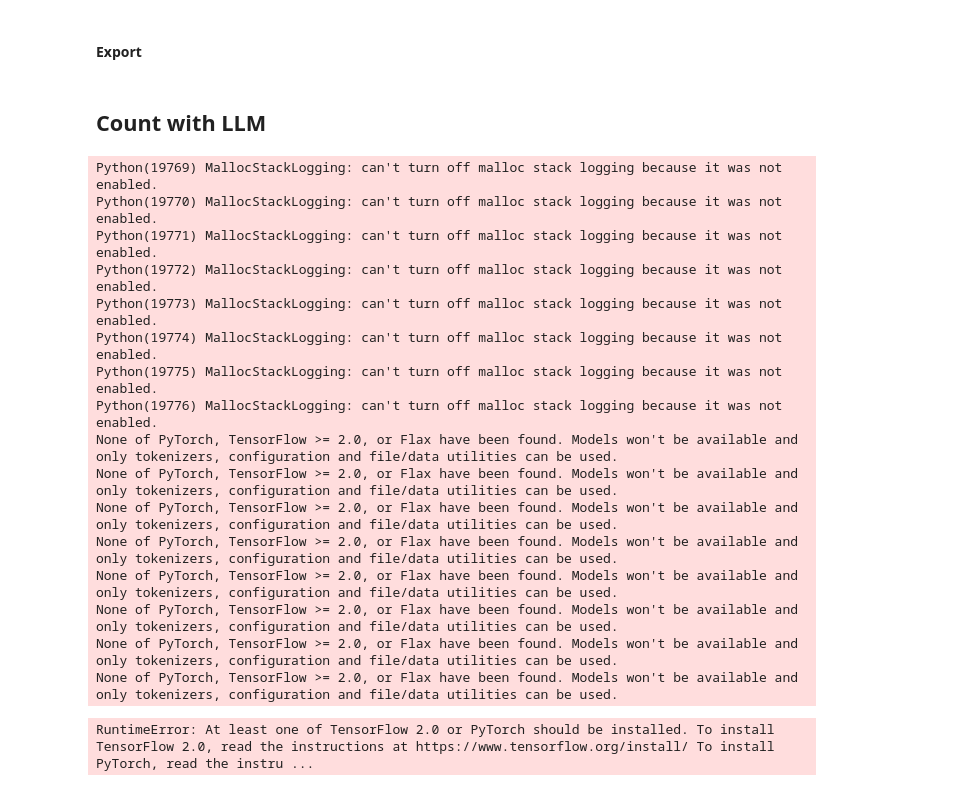
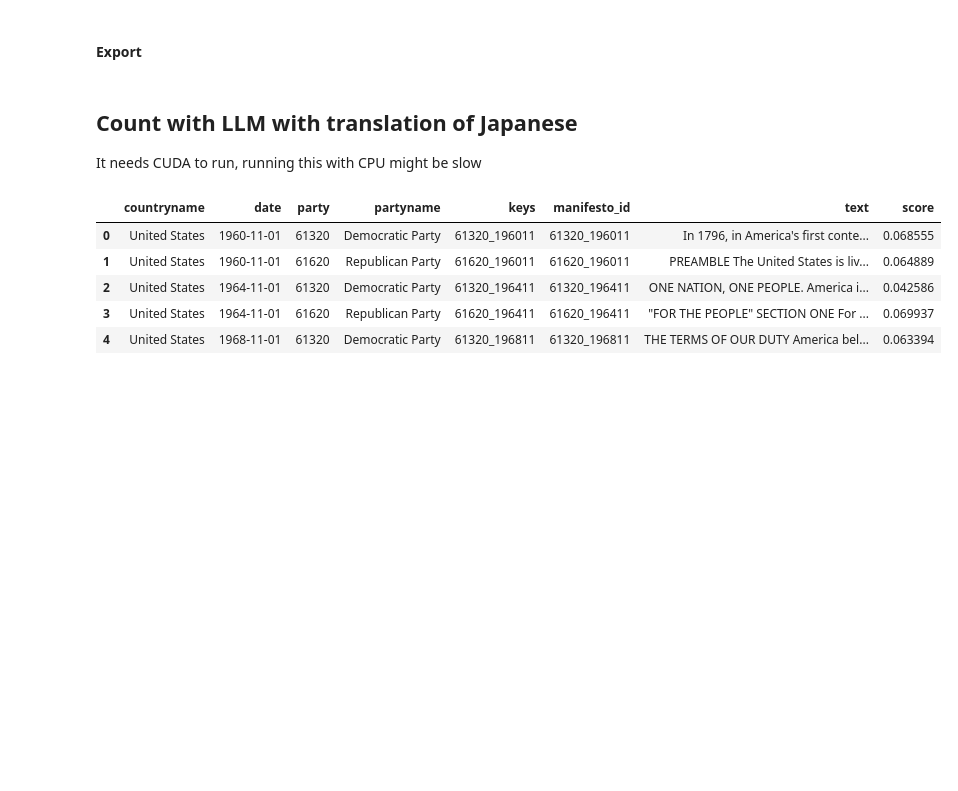
Before and after one commit to Graspp-25-Spring/GraSPP-25S-climatechange, a Jupyter notebook: notebooks/manifesto_data_retrieval.ipynb, the cells around one changed output. Cells and saved outputs as stored; diff of their text form; code cells hidden in the pictures; blank space fills up the shorter version.

Commit message:
Fix Japanese counting

```diff
--- a/notebooks/manifesto_data_retrieval.ipynb
+++ b/notebooks/manifesto_data_retrieval.ipynb
@@ -172,7 +133,8 @@ df_long.head(2)
 # %%
 df_long.to_csv("../data/processed/manifesto_us_japan_word_freq.csv", index=False)
 # %% [markdown]
-## Count with LLM
+## Count with LLM with translation of Japanese
+It needs CUDA to run, running this with CPU might be slow
 # %%
 from transformers import pipeline
 from langdetect import detect
@@ -201,7 +163,9 @@ import re
 
 def classify_climate_sentences(text):
     # Load zero-shot classification pipeline
-    classifier = pipeline("zero-shot-classification", model="facebook/bart-large-mnli")
+    classifier = pipeline("zero-shot-classification",
+                          model="facebook/bart-large-mnli",
+                          device=0)
 
     labels = ["climate-related"]
 
@@ -231,30 +195,18 @@ def multilang_classify_climate_sentences(text):
     else:
         txt = text
 
-    return classify_climate_sentences(txt)
+    return txt, classify_climate_sentences(txt)
 # %%
-import swifter
+from tqdm import tqdm
 
-df_all['score'] = df_all['text'].swifter.apply(
-    multilang_classify_climate_sentences)
+df_all['eng_text'], df_all['score'] = df_all['text'].apply(multilang_classify_climate_sentences)
 
 df_all.head()
 # %% [output]
-Python(19769) MallocStackLogging: can't turn off malloc stack logging because it was not enabled.
-Python(19770) MallocStackLogging: can't turn off malloc stack logging because it was not enabled.
-Python(19771) MallocStackLogging: can't turn off malloc stack logging because it was not enabled.
-Python(19772) MallocStackLogging: can't turn off malloc stack logging because it was not enabled.
-Python(19773) MallocStackLogging: can't turn off malloc stack logging because it was not enabled.
-Python(19774) MallocStackLogging: can't turn off malloc stack logging because it was not enabled.
-Python(19775) MallocStackLogging: can't turn off malloc stack logging because it was not enabled.
-Python(19776) MallocStackLogging: can't turn off malloc stack logging because it was not enabled.
-None of PyTorch, TensorFlow >= 2.0, or Flax have been found. Models won't be available and only tokenizers, configuration and file/data utilities can be used.
-None of PyTorch, TensorFlow >= 2.0, or Flax have been found. Models won't be available and only tokenizers, configuration and file/data utilities can be used.
-None of PyTorch, TensorFlow >= 2.0, or Flax have been found. Models won't be available and only tokenizers, configuration and file/data utilities can be used.
-None of PyTorch, TensorFlow >= 2.0, or Flax have been found. Models won't be available and only tokenizers, configuration and file/data utilities can be used.
-None of PyTorch, TensorFlow >= 2.0, or Flax have been found. Models won't be available and only tokenizers, configuration and file/data utilities can be used.
-None of PyTorch, TensorFlow >= 2.0, or Flax have been found. Models won't be available and only tokenizers, configuration and file/data utilities can be used.
-None of PyTorch, TensorFlow >= 2.0, or Flax have been found. Models won't be available and only tokenizers, configuration and file/data utilities can be used.
-None of PyTorch, TensorFlow >= 2.0, or Flax have been found. Models won't be available and only tokenizers, configuration and file/data utilities can be used.
-RuntimeError: At least one of TensorFlow 2.0 or PyTorch should be installed. To install TensorFlow 2.0, read the instructions at https://www.tensorflow.org/install/ To install PyTorch, read the instru ...
+|  | countryname | date | party | partyname | keys | manifesto_id | text | score |
+| 0 | United States | 1960-11-01 | 61320 | Democratic Party | 61320_196011 | 61320_196011 | In 1796, in America's first conte... | 0.068555 |
+| 1 | United States | 1960-11-01 | 61620 | Republican Party | 61620_196011 | 61620_196011 | PREAMBLE The United States is liv... | 0.064889 |
+| 2 | United States | 1964-11-01 | 61320 | Democratic Party | 61320_196411 | 61320_196411 | ONE NATION, ONE PEOPLE. America i... | 0.042586 |
+| 3 | United States | 1964-11-01 | 61620 | Republican Party | 61620_196411 | 61620_196411 | "FOR THE PEOPLE" SECTION ONE For ... | 0.069937 |
+| 4 | United States | 1968-11-01 | 61320 | Democratic Party | 61320_196811 | 61320_196811 | THE TERMS OF OUR DUTY America bel... | 0.063394 |
 # %%
```
Also changed, not shown: parts of 9 cells of this notebook.
